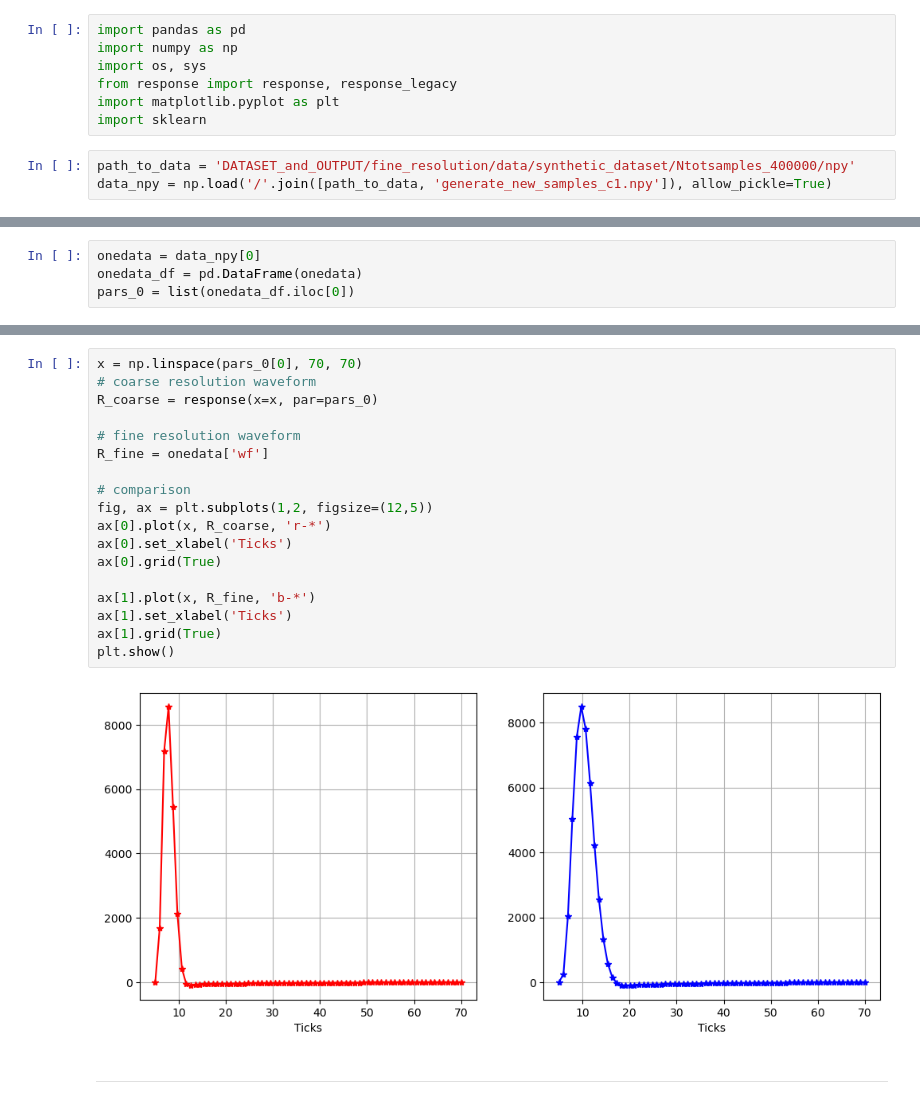
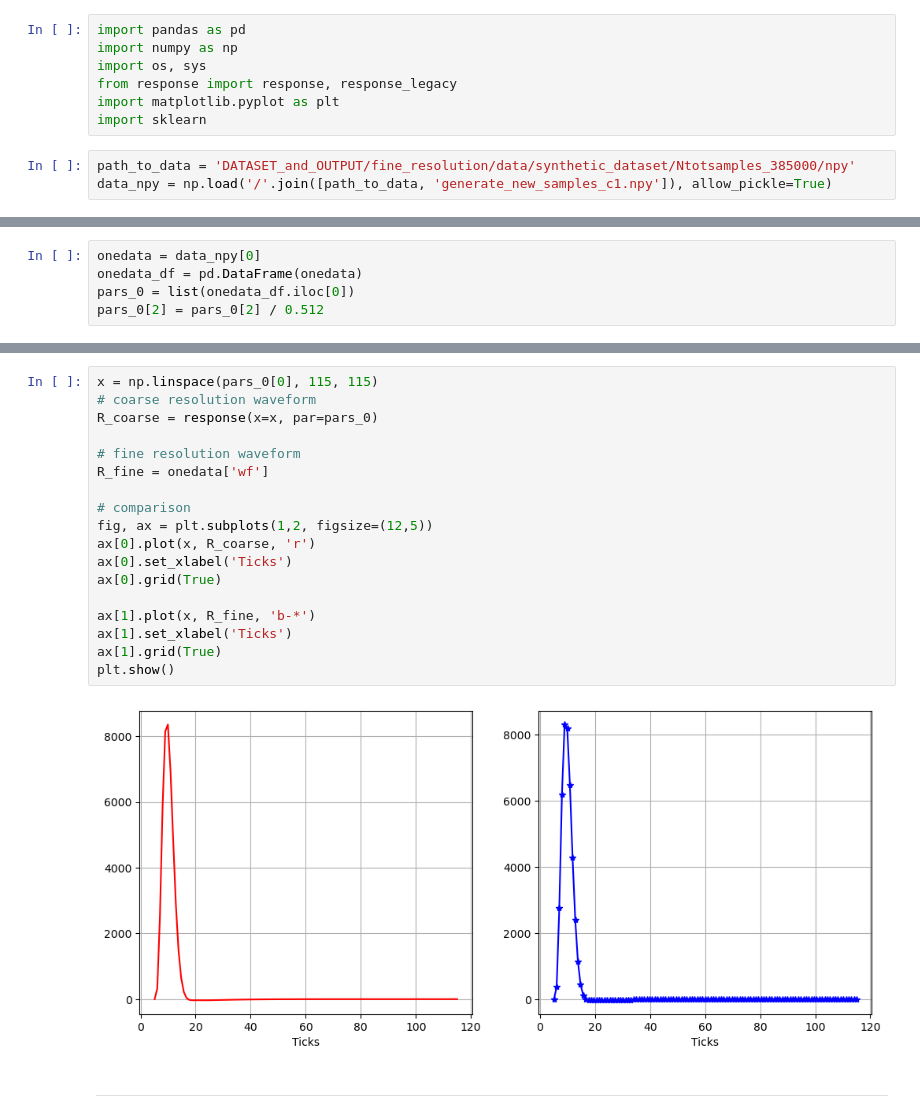
Before and after one commit to fanrado/CHN_CLASSIFIER_CE, a Jupyter notebook: DataLabelling_basedOnEA.ipynb, the cells around one changed output, grey strips where cells are left out. Cells and saved outputs as stored; diff of their text form.

```diff
--- a/DataLabelling_basedOnEA.ipynb
+++ b/DataLabelling_basedOnEA.ipynb
@@ -6,5 +6,5 @@ from response import response, response_legacy
 import matplotlib.pyplot as plt
 import sklearn
 # %%
-path_to_data = 'DATASET_and_OUTPUT/fine_resolution/data/synthetic_dataset/Ntotsamples_400000/npy'
+path_to_data = 'DATASET_and_OUTPUT/fine_resolution/data/synthetic_dataset/Ntotsamples_385000/npy'
 data_npy = np.load('/'.join([path_to_data, 'generate_new_samples_c1.npy']), allow_pickle=True)
@@ -14,6 +12,7 @@ FileNotFoundError: [Errno 2] No such file or directory: 'DATASET_and_OUTPUT/fine
 onedata = data_npy[0]
 onedata_df = pd.DataFrame(onedata)
 pars_0 = list(onedata_df.iloc[0])
+pars_0[2] = pars_0[2] / 0.512
 # %%
 onedata
 # %% [output]
@@ -37,23 +36,23 @@ onedata
 # %%
-x = np.linspace(pars_0[0], 70, 70)
+x = np.linspace(pars_0[0], 115, 115)
 # coarse resolution waveform
 R_coarse = response(x=x, par=pars_0)
 
 # fine resolution waveform
 R_fine = onedata['wf']
 
 # comparison
 fig, ax = plt.subplots(1,2, figsize=(12,5))
-ax[0].plot(x, R_coarse, 'r-*')
+ax[0].plot(x, R_coarse, 'r')
 ax[0].set_xlabel('Ticks')
 ax[0].grid(True)
 
 ax[1].plot(x, R_fine, 'b-*')
 ax[1].set_xlabel('Ticks')
 ax[1].grid(True)
 plt.show()
 # %% [output]
-[figure, old version]
+[figure, new version]
 # %% [markdown]
 -------------
 # %%
```
Also changed, not shown: parts of 2 cells of this notebook, 1 other file.
